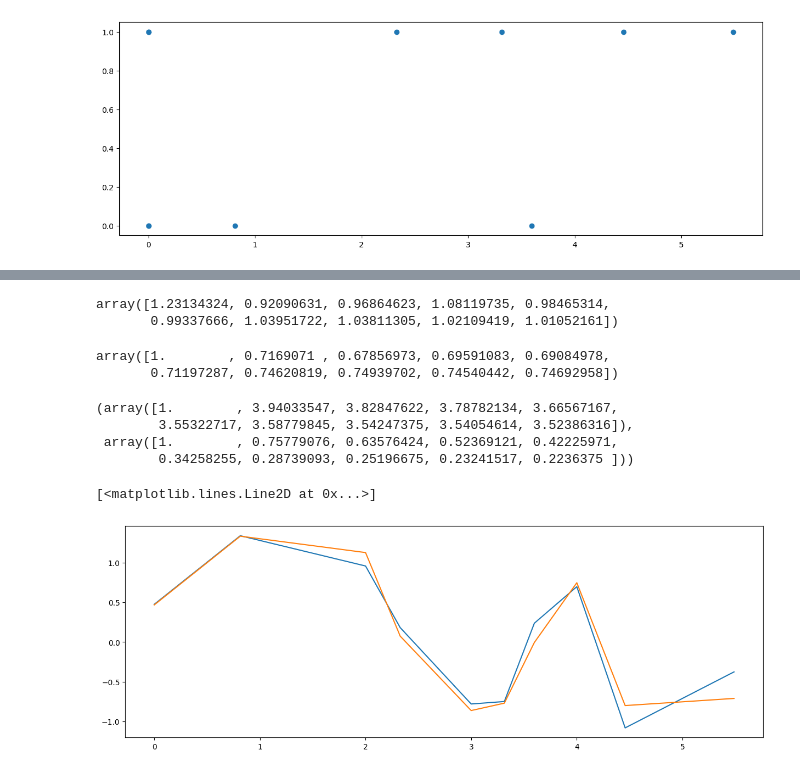
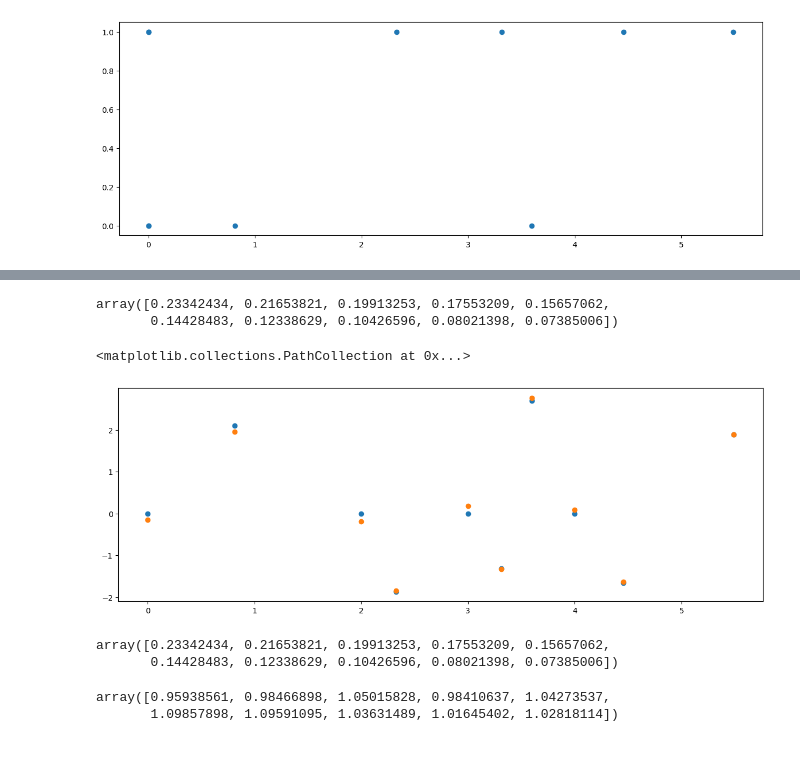
Before and after one commit to irtazahashmi/pytspl, a Jupyter notebook: demo_notebook.ipynb, the cells around one changed output, grey strips where cells are left out. Drawn from its saved outputs; the diff is of its cells as text; code cells hidden in the pictures.

Commit message:
Tested chebyshev filter.

```diff
--- a/demo_notebook.ipynb
+++ b/demo_notebook.ipynb
@@ -89,5 +82,0 @@ array([ 0.05882426, -0.32941538,  0.14631812, -0.38823965,  0.4757335 ,
-# %%
-_, _, f_g = sc.get_hodgedecomposition(flow=f)
-
-print(f)
-print(f_g)
@@ -217,12 +163,12 @@ array([[ 0.724419  ,  0.17486183,  0.1004068 , -0.27750093, -0.07445502,
 import numpy as np
 
 # truncated order
-K_trunc = range(10)
+K_trunc = 10
 
-H_g_cheb_approx_out = np.zeros((len(K_trunc), L1L.shape[0], L1L.shape[1]))
+H_g_cheb_approx_out = np.zeros((K_trunc, L1L.shape[0], L1L.shape[1]))
 
-for k in range(len(K_trunc)):
-    H_g_cheb_approx_out[k:, :, :] = calculate_Hl(coeffs_g, L1L, k)
+for k in range(1, K_trunc + 1):
+    H_g_cheb_approx_out[k - 1:, :, :] = chebyshev_filter_approximate(L1L, coeffs_g, alpha_g, k)
 
 H_g_cheb_approx_out[0, :, :]
 # %% [output]
@@ -239,45 +195,46 @@ array([[0., 0., 0., 0., 0., 0., 0., 0., 0., 0.],
 # %%
-errors_g_response = np.zeros((len(K_trunc)))
-errors_filter = np.zeros((len(K_trunc)))
+errors_g_response = np.zeros(K_trunc)
+errors_filter = np.zeros(K_trunc)
 
-f_g_cheb = np.zeros((L1L.shape[0], len(K_trunc)))
-f_g_cheb_tilde = np.zeros((L1L.shape[0], len(K_trunc)))
+f_g_cheb = np.zeros((L1L.shape[0], K_trunc))
+f_g_cheb_tilde = np.zeros((L1L.shape[0], K_trunc))
 
-error_g_tilde = np.zeros((len(K_trunc)))
-error_g = np.zeros((len(K_trunc)))
+error_g_tilde = np.zeros(K_trunc)
+error_g = np.zeros(K_trunc)
 
-for k in range(len(K_trunc)):
-    g_g_cheb_approx = np.diag(U1L.T @ np.squeeze(H_g_cheb_approx_out[k, :, :]) @ U1L)
-    # compute the error
+
+for k in range(K_trunc):
+
+    g_g_cheb_approx = np.diag(U_l.T @ np.squeeze(H_g_cheb_approx_out[k, :, :]) @ U_l)
+
+    # compute the error with respect to the ideal frequency response
     errors_g_response[k] = np.linalg.norm(g_g_cheb_approx - h_g_ideal) / np.linalg.norm(h_g_ideal)
     errors_filter[k] = np.linalg.norm(np.squeeze(H_g_cheb_approx_out[k, :, :]) - H_g_ideal, 2)
 
     f_g_cheb[:, k] = np.squeeze(H_g_cheb_approx_out[k, :, :]) @ f
-    f_g_cheb_tilde[:, k] = U1 @ f_g_cheb[:, k]
+    f_g_cheb_tilde[:, k] = U.T @ f_g_cheb[:, k]
 
-    error_g_tilde[k] = np.linalg.norm(f_g_cheb_tilde[:, k] - U1.T * f_g) / np.linalg.norm(U1.T * f_g)
+    error_g_tilde[k] = np.linalg.norm(f_g_cheb_tilde[:, k] - U.T @ f_g) / np.linalg.norm(U.T * f_g)
     error_g[k] = np.linalg.norm(f_g_cheb[:, k] - f_g) / np.linalg.norm(f_g)
 
-errors_filter
+error_g
 # %% [output]
-array([1.23134324, 0.92090631, 0.96864623, 1.08119735, 0.98465314,
-       0.99337666, 1.03951722, 1.03811305, 1.02109419, 1.01052161])
+array([0.23342434, 0.21653821, 0.19913253, 0.17553209, 0.15657062,
+       0.14428483, 0.12338629, 0.10426596, 0.08021398, 0.07385006])
-# %%
-errors_g_response
-# %% [output]
-array([1.        , 0.7169071 , 0.67856973, 0.69591083, 0.69084978,
-       0.71197287, 0.74620819, 0.74939702, 0.74540442, 0.74692958])
-# %%
-error_g_tilde, error_g
-# %% [output]
-(array([1.        , 3.94033547, 3.82847622, 3.78782134, 3.66567167,
-        3.55322717, 3.58779845, 3.54247375, 3.54054614, 3.52386316]),
- array([1.        , 0.75779076, 0.63576424, 0.52369121, 0.42225971,
-        0.34258255, 0.28739093, 0.25196675, 0.23241517, 0.2236375 ]))
 # %%
 plt.figure(figsize=(15, 5))
-plt.plot(eigenvals_U1, U1@f_g)
-plt.plot(eigenvals_U1, f_g_cheb_tilde[:, -1])
+plt.scatter(eigenvals, U.T @ f_g)
+plt.scatter(eigenvals, f_g_cheb_tilde[:, -1])
 # %% [output]
-[<matplotlib.lines.Line2D at 0x...>]
+<matplotlib.collections.PathCollection at 0x...>
-[figure, old version]
+[figure, new version]
+# %%
+error_g
+# %% [output]
+array([0.23342434, 0.21653821, 0.19913253, 0.17553209, 0.15657062,
+       0.14428483, 0.12338629, 0.10426596, 0.08021398, 0.07385006])
+# %%
+errors_filter
+# %% [output]
+array([0.95938561, 0.98466898, 1.05015828, 0.98410637, 1.04273537,
+       1.09857898, 1.09591095, 1.03631489, 1.01645402, 1.02818114])
```
Also changed, not shown: parts of 16 cells of this notebook, 6 other files.
